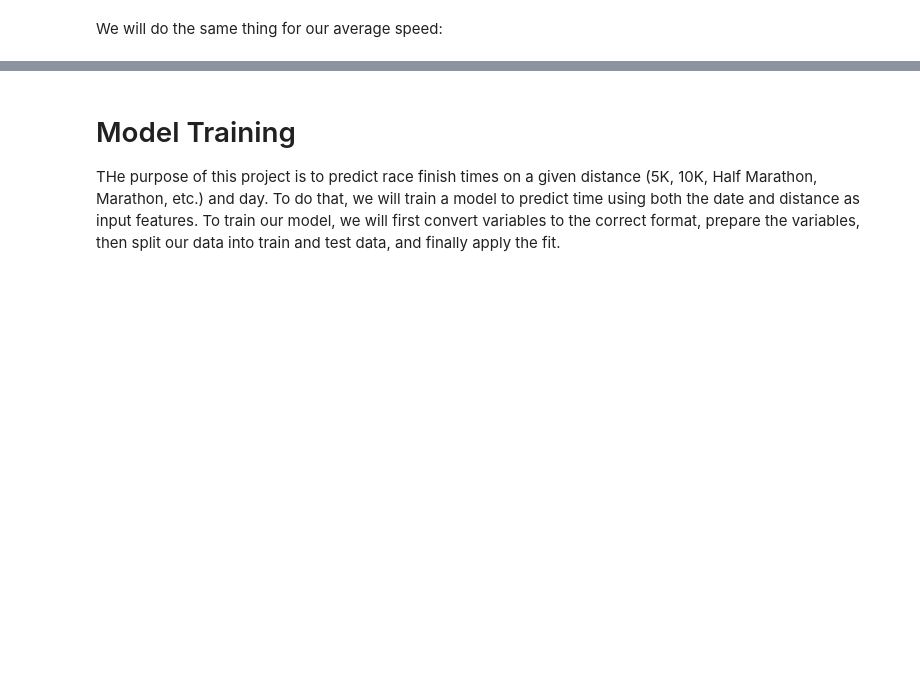
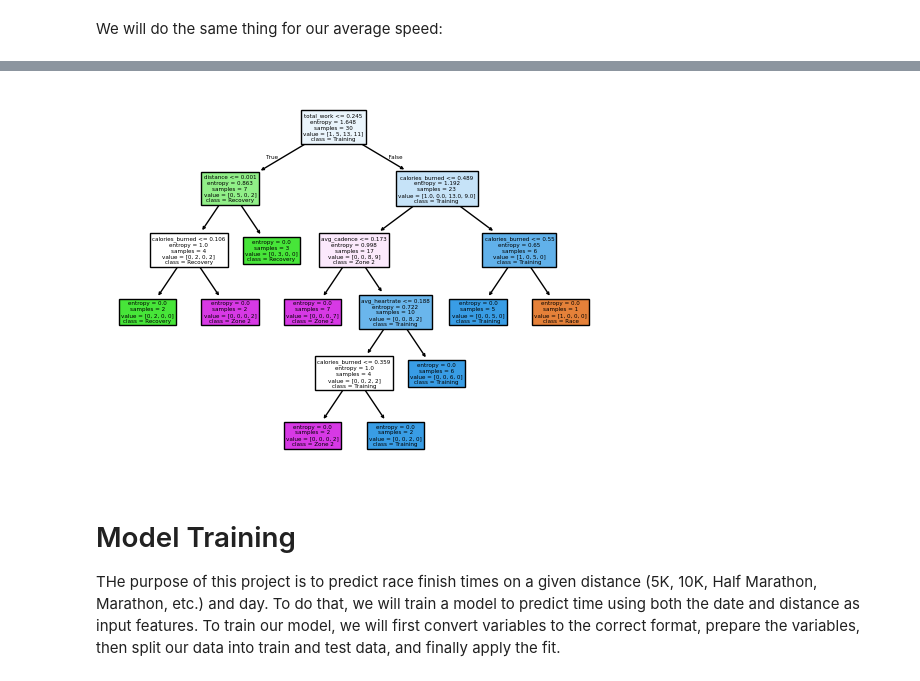
Before and after one commit to 2024-FALL-DSC-412-001/DSC412-project-edward-feng, a Jupyter notebook: RunningPrediction.ipynb, the cells around one changed output, grey strips where cells are left out. Cells and saved outputs as stored; diff of their text form; code cells hidden in the pictures; blank space fills up the shorter version.

```diff
--- a/RunningPrediction.ipynb
+++ b/RunningPrediction.ipynb
@@ -207,0 +237,86 @@ From the two visualizations and correlation coefficient values, we can tell that
+# %%
+import pandas as pd
+from sklearn.tree import DecisionTreeClassifier
+from sklearn.preprocessing import Normalizer, LabelEncoder
+from sklearn.metrics import accuracy_score, precision_score, recall_score, f1_score
+from sklearn.model_selection import KFold
+import numpy as np
+from sklearn import tree
+from statistics import mode
+from evaluation_fn import save_results, get_metrics
+import os
+import importlib
+import evaluation_fn
+importlib.reload(evaluation_fn)
+
+# Drop the first 10 rows (because they have NaN values)
+strava_data = strava_data.iloc[10:]
+
+# Features and target
+X = strava_data.drop(columns=['date', 'run_type', 'max_speed', 'max_cadence', 'max_heartrate', 'max_power', 'elevation_gain'])
+y = strava_data['run_type']
+
+# Normalize the features
+scaler = Normalizer()
+X_scaled = scaler.fit_transform(X)
+
+# Set up k-fold cross-validation
+kf = KFold(n_splits=10, shuffle=True, random_state=42)
+
+# Initialize lists to store metrics for each fold
+acc_list, precision_list, recall_list, f1_list = [], [], [], []
+model_list = []
+
+# Perform k-fold cross-validation
+for train_index, test_index in kf.split(X_scaled):
+    X_train, X_test = X_scaled[train_index], X_scaled[test_index]
+    y_train, y_test = y.iloc[train_index], y.iloc[test_index]
+
+    # Train the Decision Tree model
+    tree_clf = DecisionTreeClassifier(criterion="entropy", random_state=42)
+    tree_clf.fit(X_train, y_train)
+
+    # Predict on the test set
+    y_pred = tree_clf.predict(X_test)
+
+    # Evaluate the model
+    accuracy, precision, recall, f1 = get_metrics(y_test, y_pred)
+
+    # Store the metrics
+    acc_list.append(accuracy)
+    precision_list.append(precision)
+    recall_list.append(recall)
+    f1_list.append(f1)
+
+    # Save the model
+    model_list.append(tree_clf)
+
+# Calculate average metrics across all folds
+avg_accuracy = np.mean(acc_list)
+avg_precision = np.mean(precision_list)
+avg_recall = np.mean(recall_list)
+avg_f1 = np.mean(f1_list)
+
+# Print average metrics
+print(f"Average Accuracy: {round(avg_accuracy, 3)}")
+print(f"Average Precision: {round(avg_precision, 3)}")
+print(f"Average Recall: {round(avg_recall, 3)}")
+print(f"Average F1 Score: {round(avg_f1, 3)}")
+
+# Visualize the decision tree
+tree.plot_tree(tree_clf, feature_names=X.columns, class_names=label_encoder.classes_, filled=True)
+
+# Select the best model
+best_model_idx = mode([
+    np.argmax(acc_list),
+    np.argmax(precision_list),
+    np.argmax(recall_list),
+    np.argmax(f1_list)
+]).item()
+
+# save the model results
+final_pred = model_list[best_model_idx].predict(X_scaled)
+
+os.makedirs("results/decision_tree_entropy", exist_ok=True)
+save_results(y, final_pred, "results/decision_tree_entropy/decision_tree_entropy_results.txt")
+# %% [output]
@@ -208,3 +328,4 @@ From the two visualizations and correlation coefficient values, we can tell that
+[figure, added]
 # %% [markdown]
 # Model Training
 
```
Also changed, not shown: parts of 20 cells of this notebook, 19 other files.
